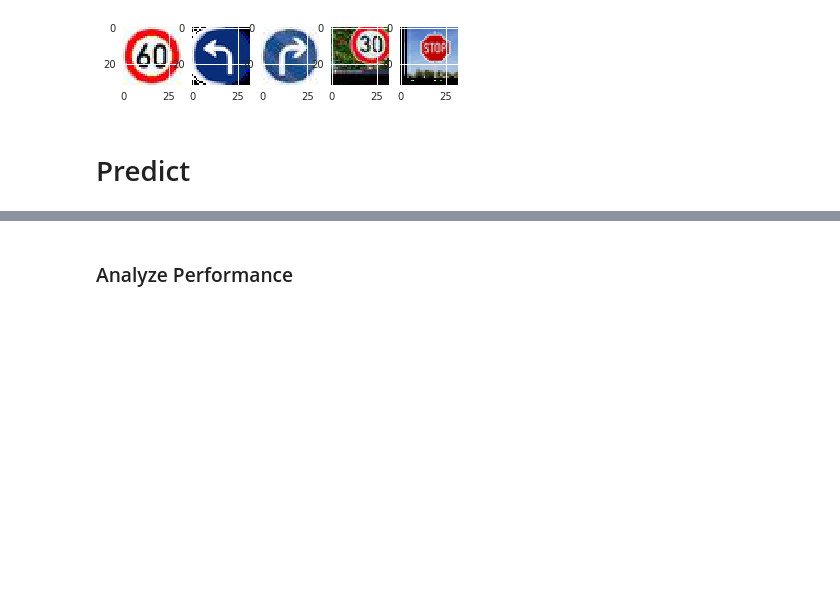
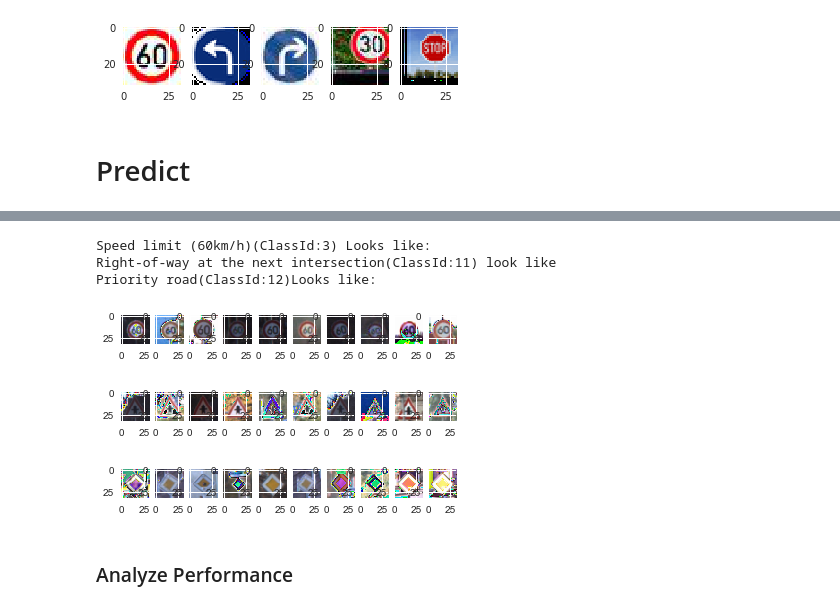
Before and after one commit to amirkhango/Traffic-Sign-Classifier-Proj2, a Jupyter notebook: Traffic_Sign_Classifier.ipynb, the cells around one changed output, grey strips where cells are left out. Drawn from its saved outputs; the diff is of its cells as text; code cells hidden in the pictures; blank space fills up the shorter version.

```diff
--- a/Traffic_Sign_Classifier.ipynb
+++ b/Traffic_Sign_Classifier.ipynb
@@ -499,3 +534,37 @@ Their predicted results from right to left are respectively: ['Priority road' 'T
+# %%
+print('Speed limit (60km/h)(ClassId:3) Looks like:')
+show1 = X_train[y_train==3]
+fig = plt.figure()
+len_display = 10 # The sequence number you wanna display.
+for idx in range(len_display):
+    #print(timestamp_train[idx])
+    ax = fig.add_subplot(1, 10, idx+1) # this line adds sub-axes
+    ax.imshow(show1[idx]) # this line creates the image using the pre-defined sub axes
+
+print('Right-of-way at the next intersection(ClassId:11) look like')
+show2 = X_train[y_train==11]
+fig = plt.figure()
+len_display = 10 # The sequence number you wanna display.
+for idx in range(len_display):
+    #print(timestamp_train[idx])
+    ax = fig.add_subplot(1, 10, idx+1) # this line adds sub-axes
+    ax.imshow(show2[idx]) # this line creates the image using the pre-defined sub axes
+
+print('Priority road(ClassId:12)Looks like:')
+show3 = X_train[y_train==12]
+fig = plt.figure()
+len_display = 10 # The sequence number you wanna display.
+for idx in range(len_display):
+#print(timestamp_train[idx])
+    ax = fig.add_subplot(1, 10, idx+1) # this line adds sub-axes
+    ax.imshow(show3[idx]) # this line creates the image using the pre-defined sub axes
+# %% [output]
+Speed limit (60km/h)(ClassId:3) Looks like:
+Right-of-way at the next intersection(ClassId:11) look like
+Priority road(ClassId:12)Looks like:
+[figure, added]
+[figure, added]
+[figure, added]
 # %% [markdown]
 ### Analyze Performance
 # %%
```
Also changed, not shown: parts of 17 cells of this notebook, 7 other files.
